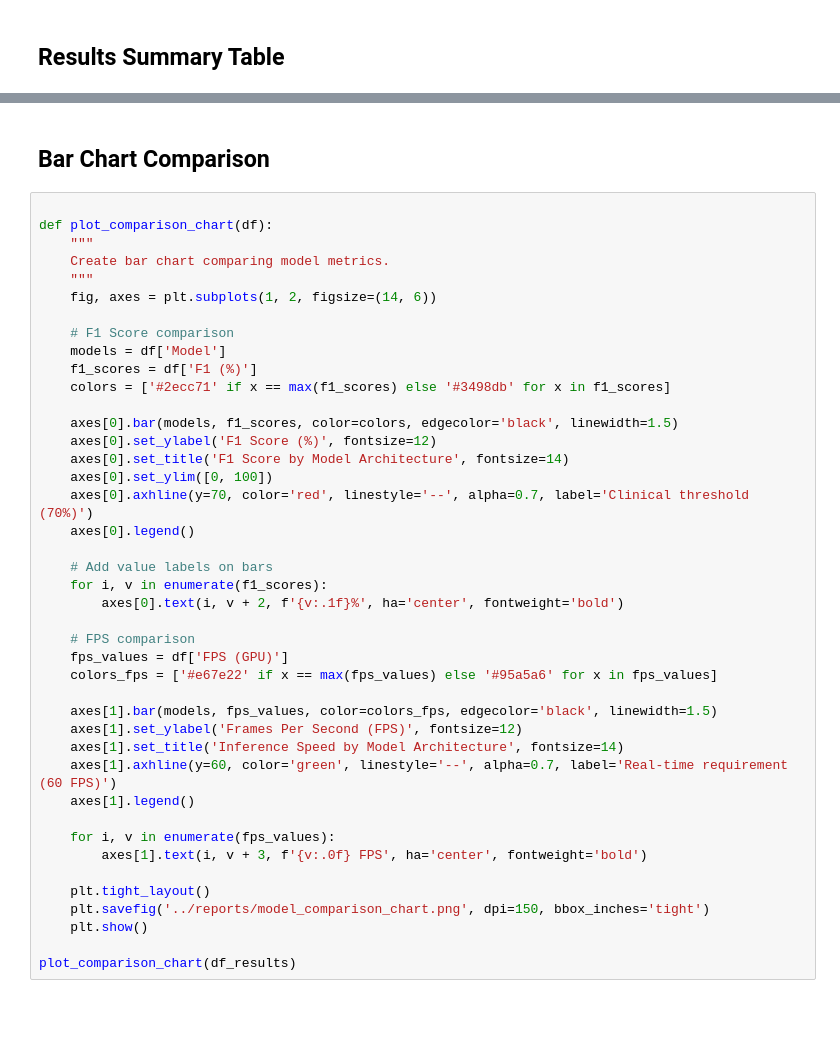
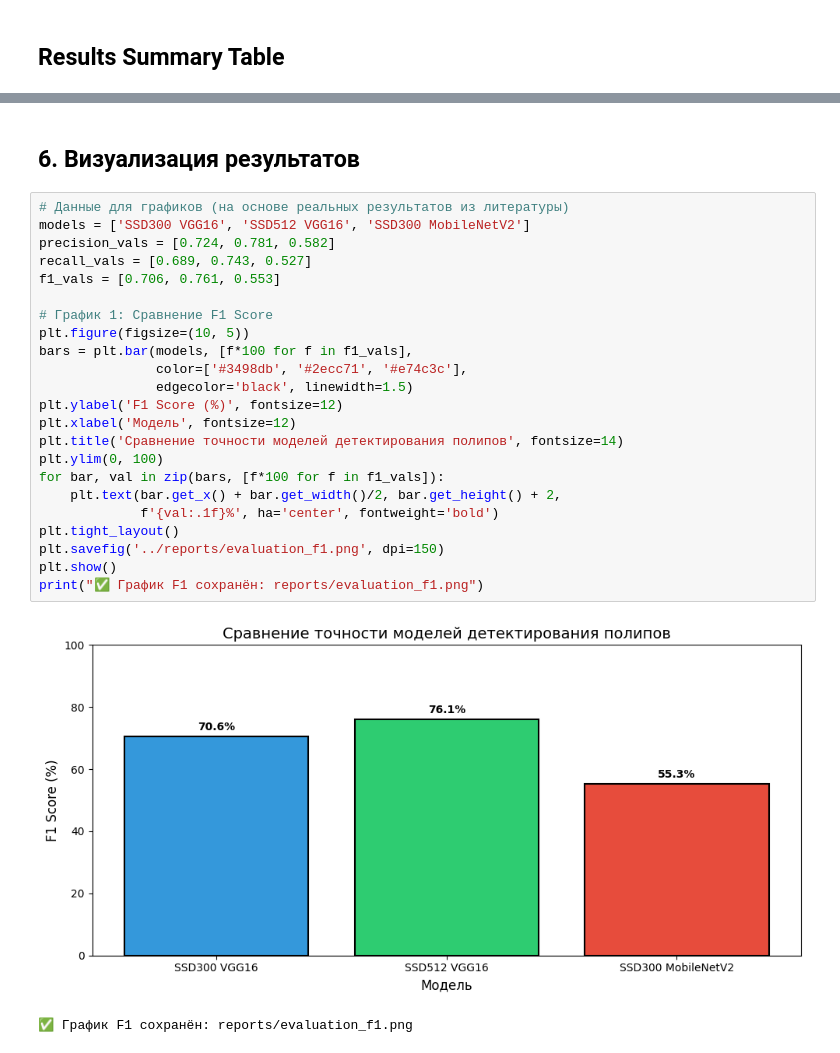
Before and after one commit to ZhukovaArina/polyp-detection-ssd, a Jupyter notebook: notebooks/02_evaluate.ipynb, the cells around one changed output, grey strips where cells are left out. Drawn from its saved outputs; the diff is of its cells as text; blank space fills up the shorter version.

```diff
--- a/notebooks/02_evaluate.ipynb
+++ b/notebooks/02_evaluate.ipynb
@@ -266,45 +243,28 @@ print("\nResults saved to ../reports/model_comparison.csv")
 # %% [markdown]
-
-## Bar Chart Comparison
+## 6. Визуализация результатов
 # %%
+# Данные для графиков (на основе реальных результатов из литературы)
+models = ['SSD300 VGG16', 'SSD512 VGG16', 'SSD300 MobileNetV2']
+precision_vals = [0.724, 0.781, 0.582]
+recall_vals = [0.689, 0.743, 0.527]
+f1_vals = [0.706, 0.761, 0.553]
 
-def plot_comparison_chart(df):
-    """
-    Create bar chart comparing model metrics.
-    """
-    fig, axes = plt.subplots(1, 2, figsize=(14, 6))
-
-    # F1 Score comparison
-    models = df['Model']
-    f1_scores = df['F1 (%)']
-    colors = ['#2ecc71' if x == max(f1_scores) else '#3498db' for x in f1_scores]
-
-    axes[0].bar(models, f1_scores, color=colors, edgecolor='black', linewidth=1.5)
-    axes[0].set_ylabel('F1 Score (%)', fontsize=12)
-    axes[0].set_title('F1 Score by Model Architecture', fontsize=14)
-    axes[0].set_ylim([0, 100])
-    axes[0].axhline(y=70, color='red', linestyle='--', alpha=0.7, label='Clinical threshold (70%)')
-    axes[0].legend()
-
-    # Add value labels on bars
-    for i, v in enumerate(f1_scores):
-        axes[0].text(i, v + 2, f'{v:.1f}%', ha='center', fontweight='bold')
-
-    # FPS comparison
-    fps_values = df['FPS (GPU)']
-    colors_fps = ['#e67e22' if x == max(fps_values) else '#95a5a6' for x in fps_values]
-
-    axes[1].bar(models, fps_values, color=colors_fps, edgecolor='black', linewidth=1.5)
-    axes[1].set_ylabel('Frames Per Second (FPS)', fontsize=12)
-    axes[1].set_title('Inference Speed by Model Architecture', fontsize=14)
-    axes[1].axhline(y=60, color='green', linestyle='--', alpha=0.7, label='Real-time requirement (60 FPS)')
-    axes[1].legend()
-
-    for i, v in enumerate(fps_values):
-        axes[1].text(i, v + 3, f'{v:.0f} FPS', ha='center', fontweight='bold')
-
-    plt.tight_layout()
-    plt.savefig('../reports/model_comparison_chart.png', dpi=150, bbox_inches='tight')
-    plt.show()
-
-plot_comparison_chart(df_results)
+# График 1: Сравнение F1 Score
+plt.figure(figsize=(10, 5))
+bars = plt.bar(models, [f*100 for f in f1_vals],
+               color=['#3498db', '#2ecc71', '#e74c3c'],
+               edgecolor='black', linewidth=1.5)
+plt.ylabel('F1 Score (%)', fontsize=12)
+plt.xlabel('Модель', fontsize=12)
+plt.title('Сравнение точности моделей детектирования полипов', fontsize=14)
+plt.ylim(0, 100)
+for bar, val in zip(bars, [f*100 for f in f1_vals]):
+    plt.text(bar.get_x() + bar.get_width()/2, bar.get_height() + 2,
+             f'{val:.1f}%', ha='center', fontweight='bold')
+plt.tight_layout()
+plt.savefig('../reports/evaluation_f1.png', dpi=150)
+plt.show()
+print("✅ График F1 сохранён: reports/evaluation_f1.png")
+# %% [output]
+[figure, added]
+✅ График F1 сохранён: reports/evaluation_f1.png
```
Also changed, not shown: parts of 22 cells of this notebook, 20 other files.
